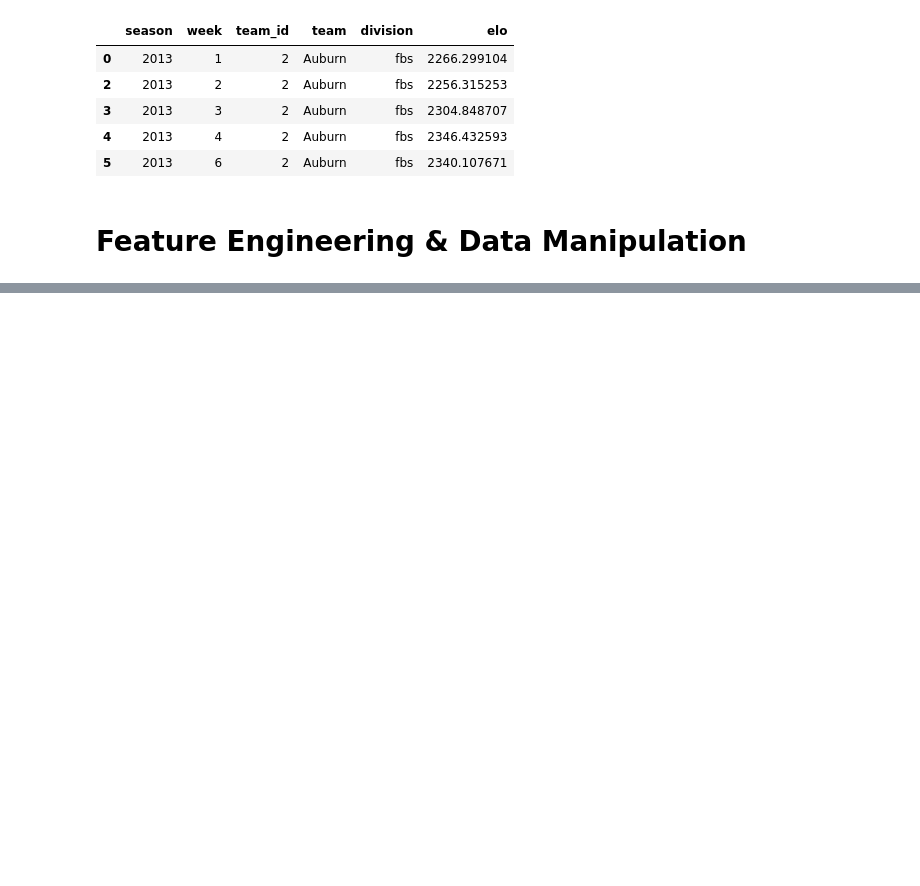
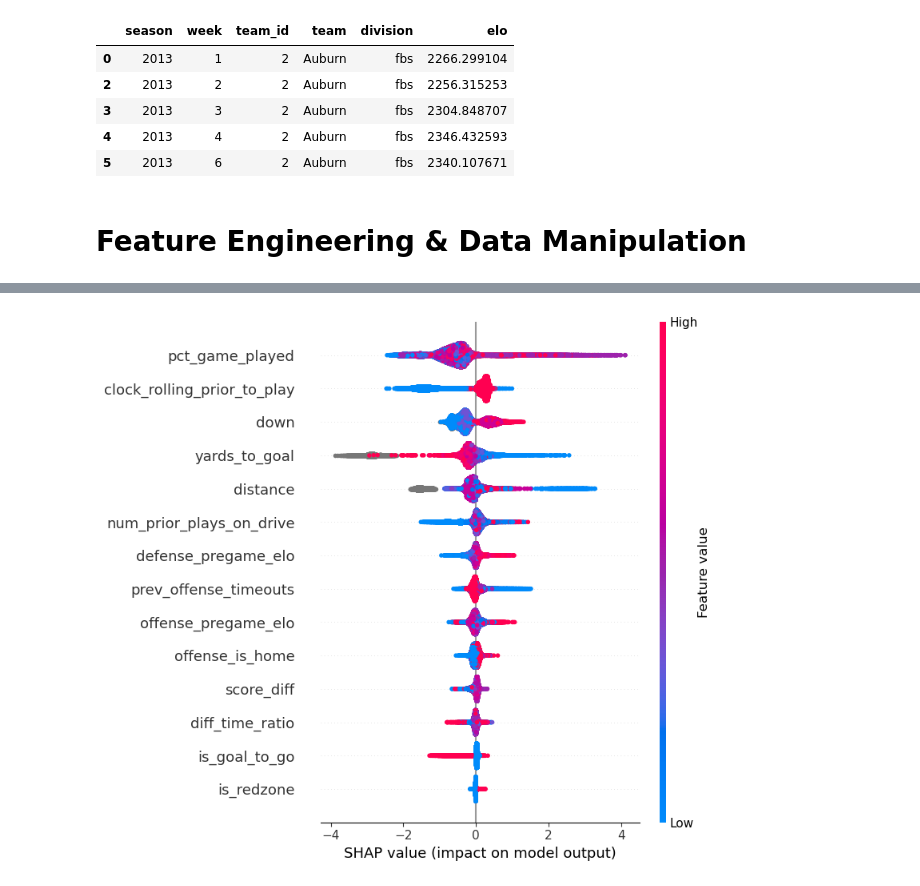
Before and after one commit to lneuendorf/cfb-win-probability, a Jupyter notebook: notebooks/timeouts.ipynb, the cells around one changed output, grey strips where cells are left out. Cells and saved outputs as stored; diff of their text form; code cells hidden in the pictures; blank space fills up the shorter version.

```diff
--- a/notebooks/timeouts.ipynb
+++ b/notebooks/timeouts.ipynb
@@ -414,0 +657,25 @@ timeouts.query('timeout_called').shape
+# %%
+chunk_size = 10000
+n_row = 100000
+
+background = train_data[feature_names].iloc[:n_row]
+explainer = shap.TreeExplainer(final_model)
+
+num_rows = background.shape[0]
+
+shap_values = []
+
+for i in tqdm(range(0, num_rows, chunk_size)):
+    chunk = background.iloc[i:i+chunk_size]
+    shap_chunk = explainer(chunk)
+    shap_values.append(shap_chunk.values)
+
+shap_values = np.concatenate(shap_values, axis=0)
+
+shap.summary_plot(shap_values,
+                 background,
+                 plot_type="dot",  # "dot" (default), "bar", or "violin"
+                 max_display=15,
+                 show=True)
+# %% [output]
+[figure, added]
```
Also changed, not shown: parts of 40 cells of this notebook, 2 other files.
